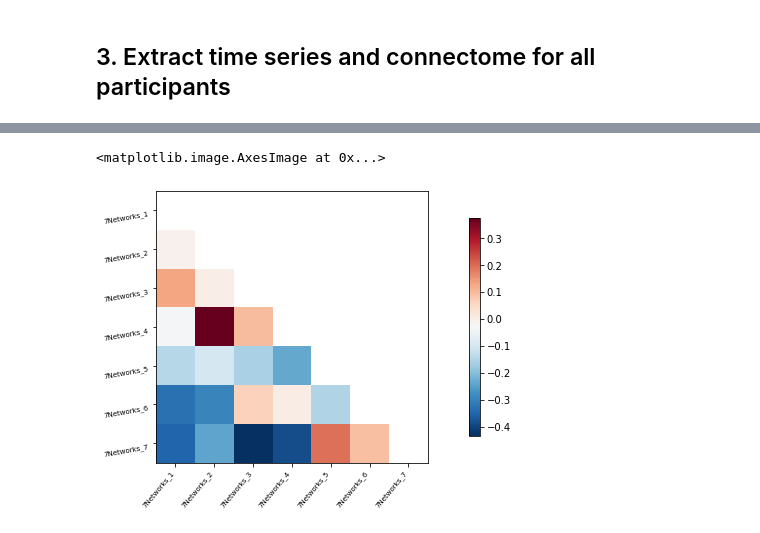
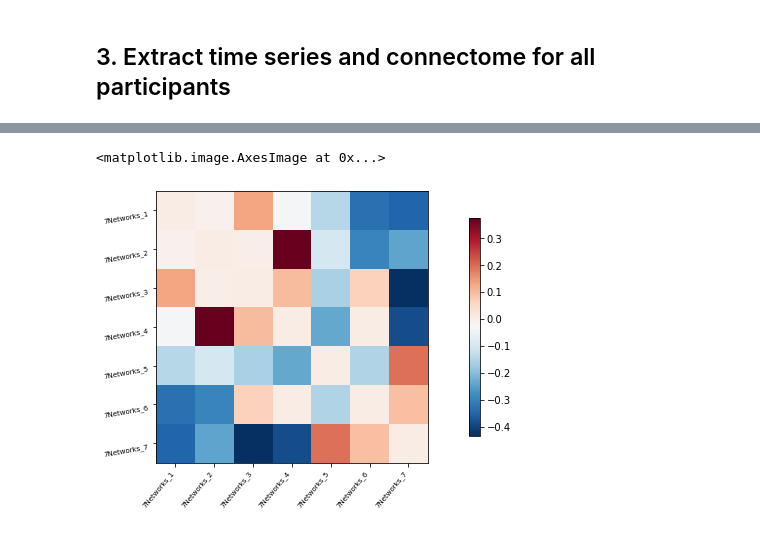
Before and after one commit to nwiltberg/project_msc05, a Jupyter notebook: code/Data_Analysis.ipynb, the cells around one changed output, grey strips where cells are left out. Cells and saved outputs as stored; diff of their text form; code cells hidden in the pictures.

```diff
--- a/code/Data_Analysis.ipynb
+++ b/code/Data_Analysis.ipynb
@@ -88,3 +81,4 @@ In the next step the correlation matrix is computed.
 # %%
+# setup and apply connectivity measure to compute connectivity of regions across time points
 connectome_measure = ConnectivityMeasure(kind='correlation')
-correlation_matrix = connectome_measure.fit_transform(time_series)
+correlation_matrices = connectome_measure.fit_transform(time_series)
@@ -191,6 +161,7 @@ Now the mean correlation matrix is plotted in the same way as described above fo
 # %%
+# plot mean connectivity matrix
 np.fill_diagonal(mean_correlation_matrix,0)
-plotting.plot_matrix(mean_correlation_matrix, labels=labels, colorbar=True, tri='lower')
+plotting.plot_matrix(mean_correlation_matrix, labels=labels, colorbar = True)
 # %% [output]
 <matplotlib.image.AxesImage at 0x...>
-[figure, old version]
+[figure, new version]
```
Also changed, not shown: parts of 55 cells of this notebook, 5 other files.
